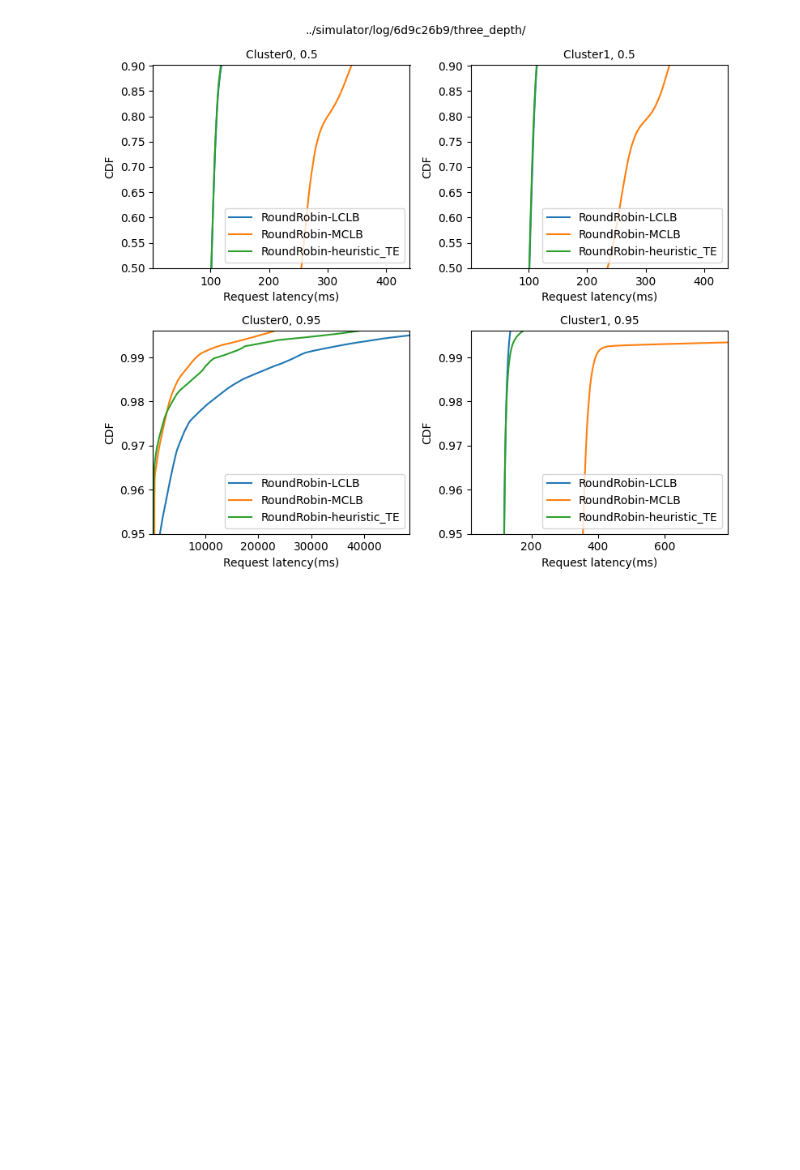
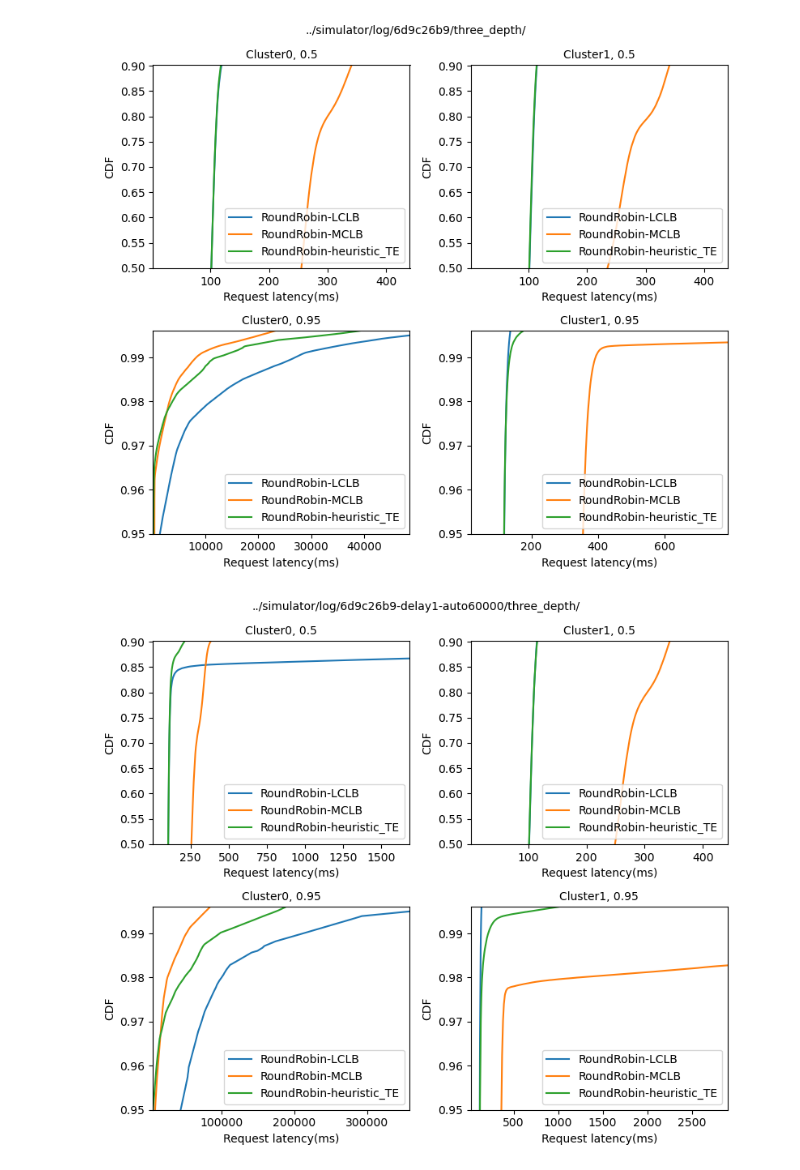
Before and after one commit to netarch/slate-sim, a Jupyter notebook: plot/plot_latency.ipynb, the cells around one changed output. Saved outputs shown, nothing was run; the diff lists cells and outputs as text; code cells hidden in the pictures; blank space fills up the shorter version.

```diff
--- a/plot/plot_latency.ipynb
+++ b/plot/plot_latency.ipynb
@@ -228,6 +228,8 @@ plot_latency(common_path)
 # %% [output]
 [figure]
 # %%
-common_path="../simulator/log/6d9c26b9-static_autoscaler/three_depth/"
+common_path="../simulator/log/6d9c26b9-delay1-auto60000/three_depth/"
 plot_latency(common_path)
+# %% [output]
+[figure, added]
 # %%
```
Also changed, not shown: parts of 8 cells of this notebook, 1 other file.
